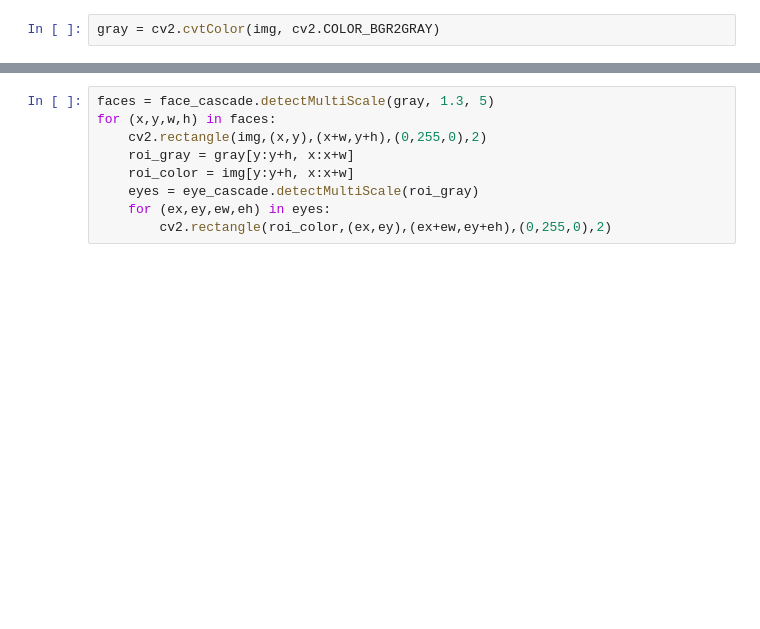
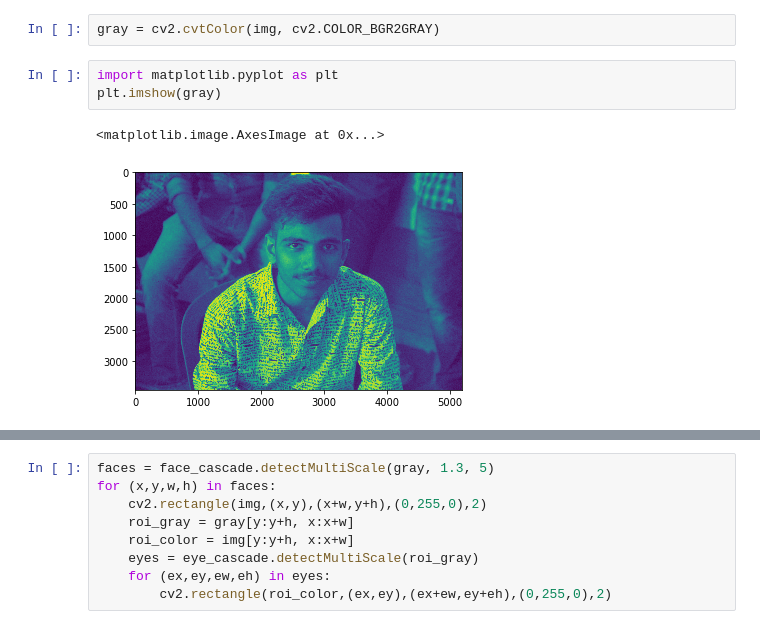
Before and after one commit to Justmiku/face_recognition, a Jupyter notebook: face_recognition_and_cropping.ipynb, the cells around one changed output, grey strips where cells are left out. Cells and saved outputs as stored; diff of their text form; blank space fills up the shorter version.

```diff
--- a/face_recognition_and_cropping.ipynb
+++ b/face_recognition_and_cropping.ipynb
@@ -28,5 +28,11 @@ plt.imshow(img)
 # %%
 gray = cv2.cvtColor(img, cv2.COLOR_BGR2GRAY)
+# %%
+import matplotlib.pyplot as plt
+plt.imshow(gray)
+# %% [output]
+<matplotlib.image.AxesImage at 0x...>
+[figure, added]
 # %%
 gray
 # %% [output]
```
Also changed, not shown: parts of 8 cells of this notebook, 25 other files.
